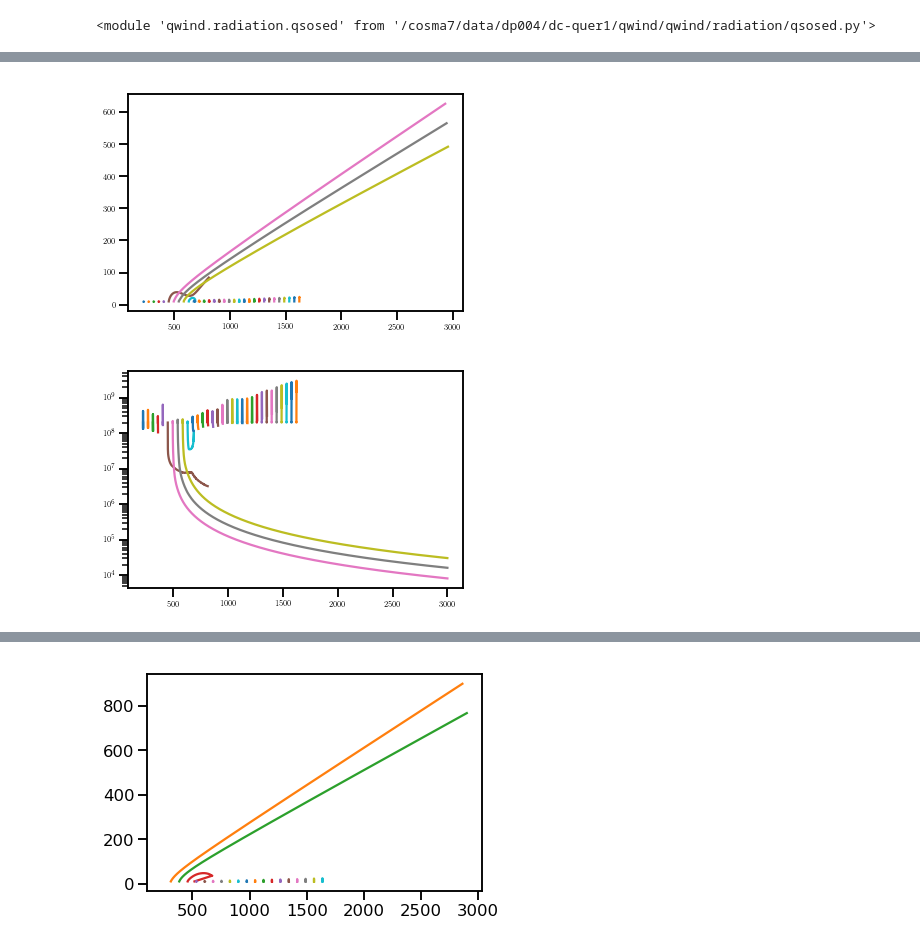
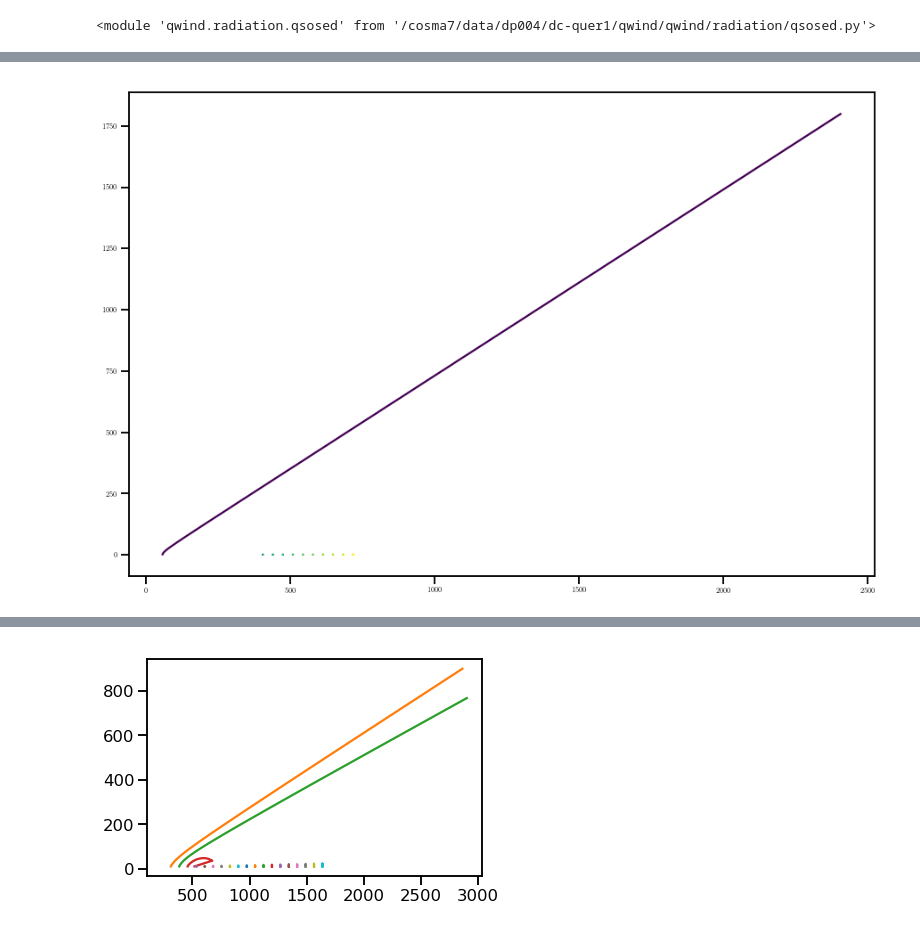
Before and after one commit to arnauqb/qwind, a Jupyter notebook: Notebooks/debug2.ipynb, the cells around one changed output, grey strips where cells are left out. Cells and saved outputs as stored; diff of their text form; code cells hidden in the pictures.

```diff
--- a/Notebooks/debug2.ipynb
+++ b/Notebooks/debug2.ipynb
@@ -66,12 +73,10 @@ out of grid
 # %%
 lines = model.lines
-# %%
-for line in lines:
-    plt.plot(line.r_hist, line.z_hist)
-# %% [output]
-[figure, removed]
-# %%
-for line in lines:
-    plt.semilogy(line.d_hist, line.rho_hist)
-# %% [output]
-[figure, removed]
+# %%
+plt.figure(figsize=(15,10))
+cmap = plt.get_cmap("viridis")
+cmap = cmap(np.linspace(0,1, len(lines)))
+for i,line in enumerate(lines):
+    plt.plot(line.r_hist, line.z_hist, color = cmap[i])
+# %% [output]
+[figure, added]
```
Also changed, not shown: parts of 14 cells of this notebook, 9 other files.
